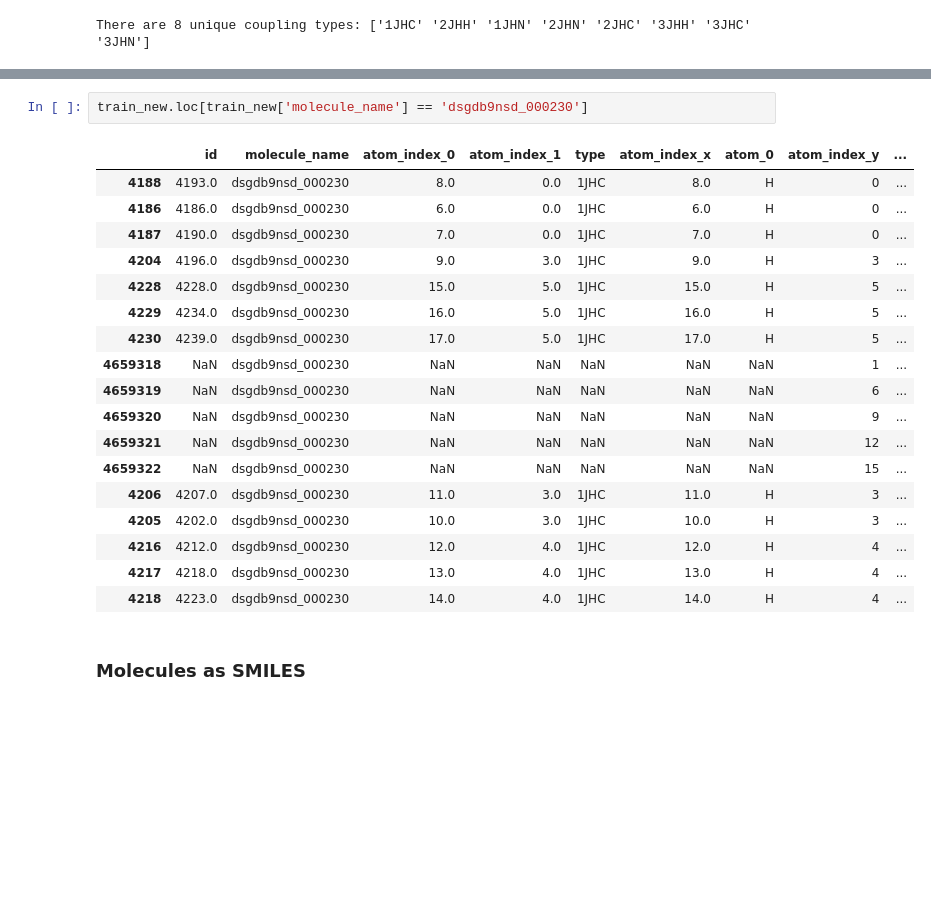
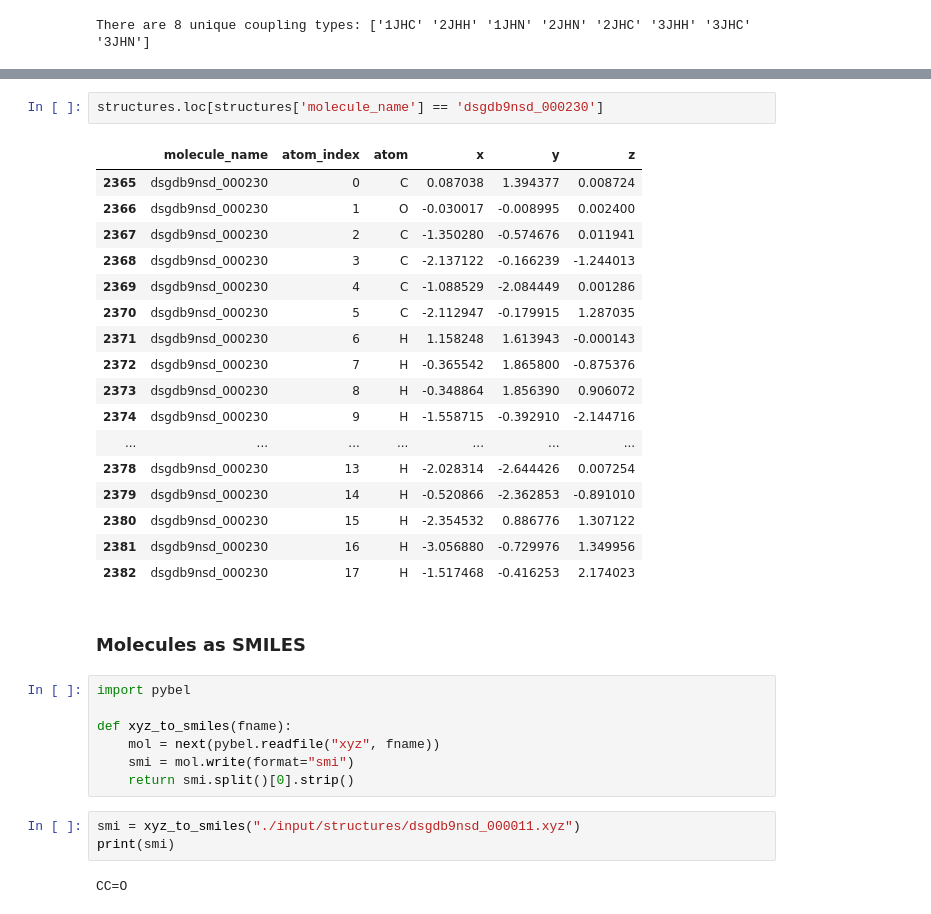
Before and after one commit to johngreibelarsen/predicting-molecular-properties, a Jupyter notebook: basic_feature_engineering_v6.ipynb, the cells around one changed output, grey strips where cells are left out. Drawn from its saved outputs; the diff is of its cells as text; blank space fills up the shorter version.

```diff
--- a/basic_feature_engineering_v6.ipynb
+++ b/basic_feature_engineering_v6.ipynb
@@ -45,23 +47,34 @@ train = map_atom_info(train, 1)
 # %%
-train_new.loc[train_new['molecule_name'] == 'dsgdb9nsd_000230']
+structures.loc[structures['molecule_name'] == 'dsgdb9nsd_000230']
 # %% [output]
-|  | id | molecule_name | atom_index_0 | atom_index_1 | type | atom_index_x | atom_0 | atom_index_y | ... |
-| 4188 | 4193.0 | dsgdb9nsd_000230 | 8.0 | 0.0 | 1JHC | 8.0 | H | 0 | ... |
-| 4186 | 4186.0 | dsgdb9nsd_000230 | 6.0 | 0.0 | 1JHC | 6.0 | H | 0 | ... |
-| 4187 | 4190.0 | dsgdb9nsd_000230 | 7.0 | 0.0 | 1JHC | 7.0 | H | 0 | ... |
-| 4204 | 4196.0 | dsgdb9nsd_000230 | 9.0 | 3.0 | 1JHC | 9.0 | H | 3 | ... |
-| 4228 | 4228.0 | dsgdb9nsd_000230 | 15.0 | 5.0 | 1JHC | 15.0 | H | 5 | ... |
-| 4229 | 4234.0 | dsgdb9nsd_000230 | 16.0 | 5.0 | 1JHC | 16.0 | H | 5 | ... |
-| 4230 | 4239.0 | dsgdb9nsd_000230 | 17.0 | 5.0 | 1JHC | 17.0 | H | 5 | ... |
-| 4659318 | NaN | dsgdb9nsd_000230 | NaN | NaN | NaN | NaN | NaN | 1 | ... |
-| 4659319 | NaN | dsgdb9nsd_000230 | NaN | NaN | NaN | NaN | NaN | 6 | ... |
-| 4659320 | NaN | dsgdb9nsd_000230 | NaN | NaN | NaN | NaN | NaN | 9 | ... |
-| 4659321 | NaN | dsgdb9nsd_000230 | NaN | NaN | NaN | NaN | NaN | 12 | ... |
-| 4659322 | NaN | dsgdb9nsd_000230 | NaN | NaN | NaN | NaN | NaN | 15 | ... |
-| 4206 | 4207.0 | dsgdb9nsd_000230 | 11.0 | 3.0 | 1JHC | 11.0 | H | 3 | ... |
-| 4205 | 4202.0 | dsgdb9nsd_000230 | 10.0 | 3.0 | 1JHC | 10.0 | H | 3 | ... |
-| 4216 | 4212.0 | dsgdb9nsd_000230 | 12.0 | 4.0 | 1JHC | 12.0 | H | 4 | ... |
-| 4217 | 4218.0 | dsgdb9nsd_000230 | 13.0 | 4.0 | 1JHC | 13.0 | H | 4 | ... |
-| 4218 | 4223.0 | dsgdb9nsd_000230 | 14.0 | 4.0 | 1JHC | 14.0 | H | 4 | ... |
+|  | molecule_name | atom_index | atom | x | y | z |
+| 2365 | dsgdb9nsd_000230 | 0 | C | 0.087038 | 1.394377 | 0.008724 |
+| 2366 | dsgdb9nsd_000230 | 1 | O | -0.030017 | -0.008995 | 0.002400 |
+| 2367 | dsgdb9nsd_000230 | 2 | C | -1.350280 | -0.574676 | 0.011941 |
+| 2368 | dsgdb9nsd_000230 | 3 | C | -2.137122 | -0.166239 | -1.244013 |
+| 2369 | dsgdb9nsd_000230 | 4 | C | -1.088529 | -2.084449 | 0.001286 |
+| 2370 | dsgdb9nsd_000230 | 5 | C | -2.112947 | -0.179915 | 1.287035 |
+| 2371 | dsgdb9nsd_000230 | 6 | H | 1.158248 | 1.613943 | -0.000143 |
+| 2372 | dsgdb9nsd_000230 | 7 | H | -0.365542 | 1.865800 | -0.875376 |
+| 2373 | dsgdb9nsd_000230 | 8 | H | -0.348864 | 1.856390 | 0.906072 |
+| 2374 | dsgdb9nsd_000230 | 9 | H | -1.558715 | -0.392910 | -2.144716 |
+| ... | ... | ... | ... | ... | ... | ... |
+| 2378 | dsgdb9nsd_000230 | 13 | H | -2.028314 | -2.644426 | 0.007254 |
+| 2379 | dsgdb9nsd_000230 | 14 | H | -0.520866 | -2.362853 | -0.891010 |
+| 2380 | dsgdb9nsd_000230 | 15 | H | -2.354532 | 0.886776 | 1.307122 |
+| 2381 | dsgdb9nsd_000230 | 16 | H | -3.056880 | -0.729976 | 1.349956 |
+| 2382 | dsgdb9nsd_000230 | 17 | H | -1.517468 | -0.416253 | 2.174023 |
 # %% [markdown]
 ### Molecules as SMILES
+# %%
+import pybel
+
+def xyz_to_smiles(fname):
+    mol = next(pybel.readfile("xyz", fname))
+    smi = mol.write(format="smi")
+    return smi.split()[0].strip()
+# %%
+smi = xyz_to_smiles("./input/structures/dsgdb9nsd_000011.xyz")
+print(smi)
+# %% [output]
+CC=O
```
Also changed, not shown: parts of 19 cells of this notebook.
